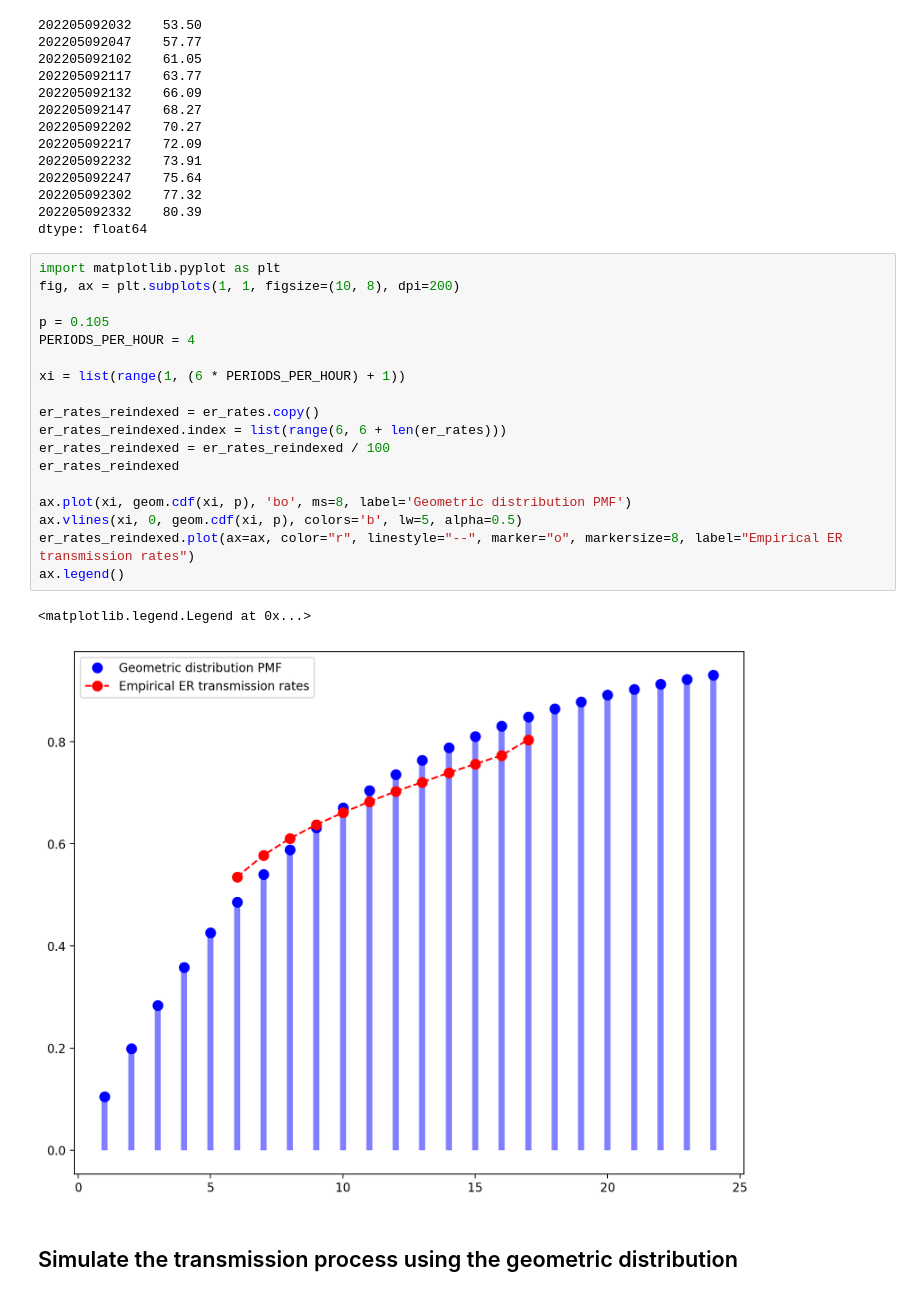
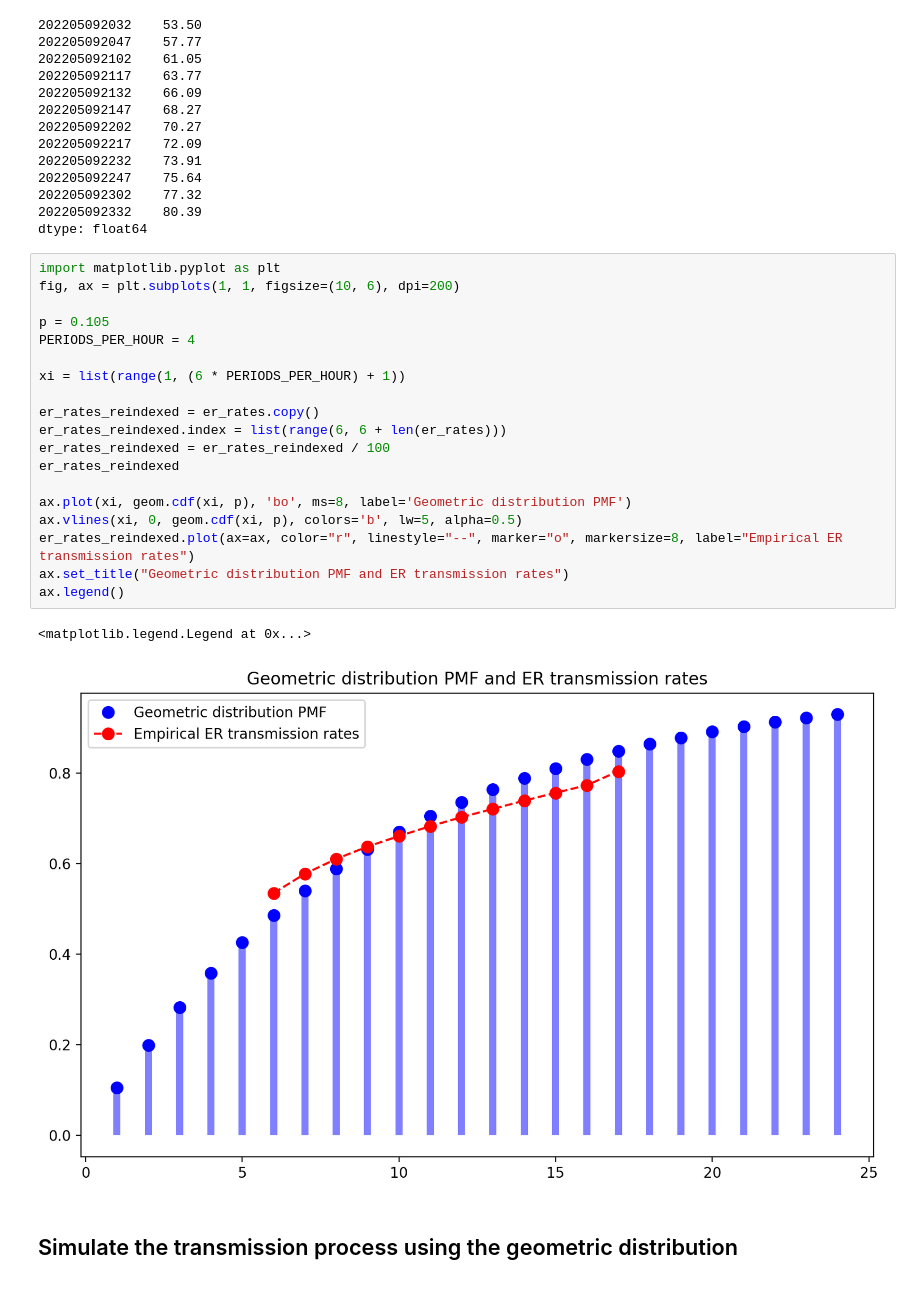
Before and after one commit to avsolatorio/philippine-elections-2022, a Jupyter notebook: ppc-transmission-simulation.ipynb, the cells around one changed output. Cells and saved outputs as stored; diff of their text form.

```diff
--- a/ppc-transmission-simulation.ipynb
+++ b/ppc-transmission-simulation.ipynb
@@ -106,25 +106,26 @@ er_rates
 dtype: float64
 # %%
 import matplotlib.pyplot as plt
-fig, ax = plt.subplots(1, 1, figsize=(10, 8), dpi=200)
+fig, ax = plt.subplots(1, 1, figsize=(10, 6), dpi=200)
 
 p = 0.105
 PERIODS_PER_HOUR = 4
 
 xi = list(range(1, (6 * PERIODS_PER_HOUR) + 1))
 
 er_rates_reindexed = er_rates.copy()
 er_rates_reindexed.index = list(range(6, 6 + len(er_rates)))
 er_rates_reindexed = er_rates_reindexed / 100
 er_rates_reindexed
 
 ax.plot(xi, geom.cdf(xi, p), 'bo', ms=8, label='Geometric distribution PMF')
 ax.vlines(xi, 0, geom.cdf(xi, p), colors='b', lw=5, alpha=0.5)
 er_rates_reindexed.plot(ax=ax, color="r", linestyle="--", marker="o", markersize=8, label="Empirical ER transmission rates")
+ax.set_title("Geometric distribution PMF and ER transmission rates")
 ax.legend()
 # %% [output]
 <matplotlib.legend.Legend at 0x...>
-[figure, old version]
+[figure, new version]
 # %% [markdown]
 ## Simulate the transmission process using the geometric distribution
 # %%
```
Also changed, not shown: parts of 3 cells of this notebook.
